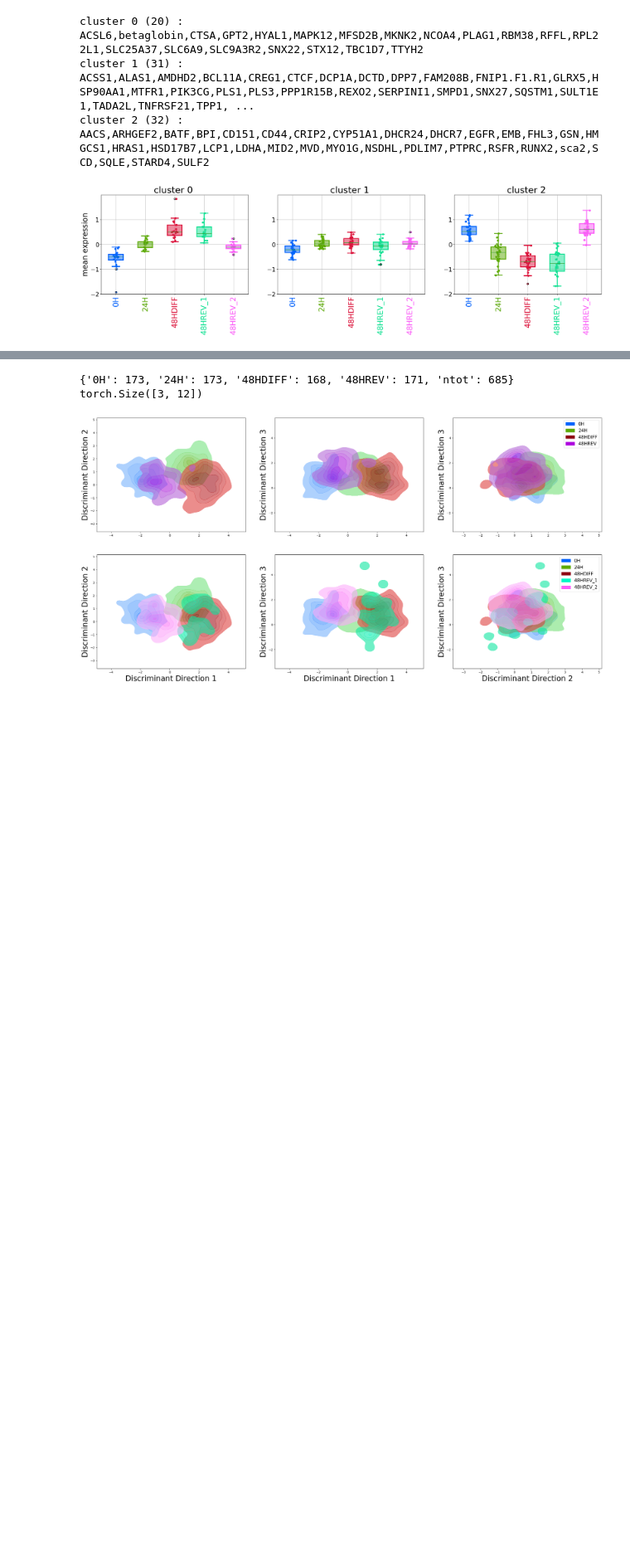
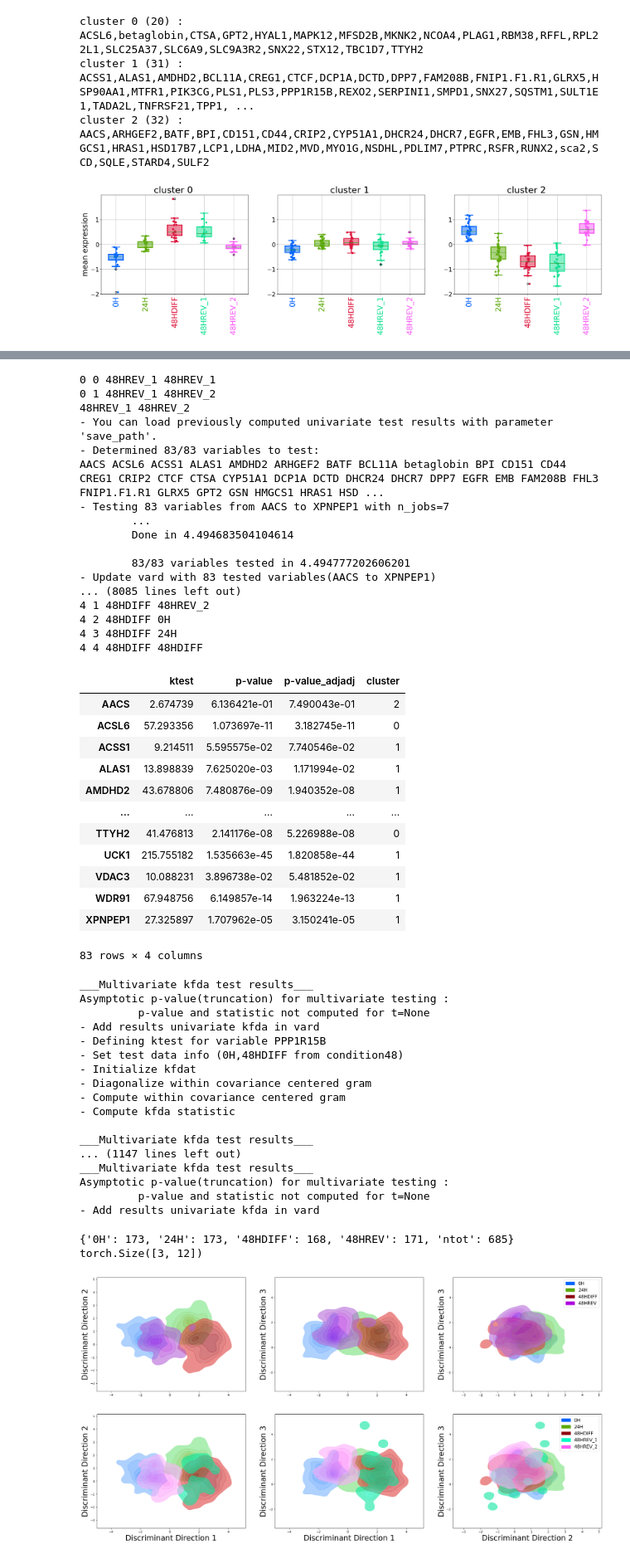
Before and after one commit to AnthoOzier/ktest_experiment_genome_biology_2024, a Jupyter notebook: reversion/reversion_RTqPCR.ipynb, the cells around one changed output, grey strips where cells are left out. Shown at 83% size. Saved outputs shown, nothing was run; the diff lists cells and outputs as text; code cells hidden in the pictures; blank space fills up the shorter version.

Commit message:
Add DE-tables

```diff
--- a/reversion/reversion_RTqPCR.ipynb
+++ b/reversion/reversion_RTqPCR.ipynb
@@ -521,3 +541,72 @@ cluster 2 (32) : AACS,ARHGEF2,BATF,BPI,CD151,CD44,CRIP2,CYP51A1,DHCR24,DHCR7,EGF
+# %%
+path_tables='./DE-tables/'
+t=4
+samples = ['48HREV_1','48HREV_2','0H','24H','48HDIFF']
+for i,samplei in enumerate(samples):
+    for j,samplej in enumerate(samples):
+        print(i,j,samplei,samplej)
+        if i<j:
+            print(samplei,samplej)
+            df_pvalues = pd.DataFrame(index = kt.variables)
+            kt.set_test_data_info(samples=[samplei,samplej],condition='condition48')
+            kt.univariate_test(n_jobs=7,verbose=2)
+
+            df_pvalues['ktest'] = kt.get_kfda_univariate(t=t)
+            df_pvalues[f'p-value'] = kt.get_pvals_univariate(t=t,corrected=False)
+            df_pvalues[f'p-value_adj'] = kt.get_pvals_univariate(t=t,corrected=True)
+            df_pvalues['cluster'] = kt.var[clusters]
+
+            df_pvalues.to_csv(f'{path_tables}RTqPCR_{samplei}_vs_{samplej}_t{t}.csv')
+
+df_pvalues
+# %% [output]
+0 0 48HREV_1 48HREV_1
+0 1 48HREV_1 48HREV_2
+48HREV_1 48HREV_2
+- You can load previously computed univariate test results with parameter 'save_path'.
+- Determined 83/83 variables to test:
+AACS ACSL6 ACSS1 ALAS1 AMDHD2 ARHGEF2 BATF BCL11A betaglobin BPI CD151 CD44 CREG1 CRIP2 CTCF CTSA CYP51A1 DCP1A DCTD DHCR24 DHCR7 DPP7 EGFR EMB FAM208B FHL3 FNIP1.F1.R1 GLRX5 GPT2 GSN HMGCS1 HRAS1 HSD ...
+- Testing 83 variables from AACS to XPNPEP1 with n_jobs=7
+        ...
+        Done in 4.494683504104614
+
+        83/83 variables tested in 4.494777202606201
+- Update vard with 83 tested variables(AACS to XPNPEP1)
+... (8085 lines left out)
+4 1 48HDIFF 48HREV_2
+4 2 48HDIFF 0H
+4 3 48HDIFF 24H
+4 4 48HDIFF 48HDIFF
+|  | ktest | p-value | p-value_adjadj | cluster |
+| AACS | 2.674739 | 6.136421e-01 | 7.490043e-01 | 2 |
+| ACSL6 | 57.293356 | 1.073697e-11 | 3.182745e-11 | 0 |
+| ACSS1 | 9.214511 | 5.595575e-02 | 7.740546e-02 | 1 |
+| ALAS1 | 13.898839 | 7.625020e-03 | 1.171994e-02 | 1 |
+| AMDHD2 | 43.678806 | 7.480876e-09 | 1.940352e-08 | 1 |
+| ... | ... | ... | ... | ... |
+| TTYH2 | 41.476813 | 2.141176e-08 | 5.226988e-08 | 0 |
+| UCK1 | 215.755182 | 1.535663e-45 | 1.820858e-44 | 1 |
+| VDAC3 | 10.088231 | 3.896738e-02 | 5.481852e-02 | 1 |
+| WDR91 | 67.948756 | 6.149857e-14 | 1.963224e-13 | 1 |
+| XPNPEP1 | 27.325897 | 1.707962e-05 | 3.150241e-05 | 1 |
+83 rows × 4 columns
+___Multivariate kfda test results___
+Asymptotic p-value(truncation) for multivariate testing :
+         p-value and statistic not computed for t=None
+- Add results univariate kfda in vard
+- Defining ktest for variable PPP1R15B
+- Set test data info (0H,48HDIFF from condition48)
+- Initialize kfdat
+- Diagonalize within covariance centered gram
+- Compute within covariance centered gram
+- Compute kfda statistic
+
+___Multivariate kfda test results___
+... (1147 lines left out)
+___Multivariate kfda test results___
+Asymptotic p-value(truncation) for multivariate testing :
+         p-value and statistic not computed for t=None
+- Add results univariate kfda in vard
 # %%
 
 
```
Also changed, not shown: parts of 8 cells of this notebook, 23 other files.
